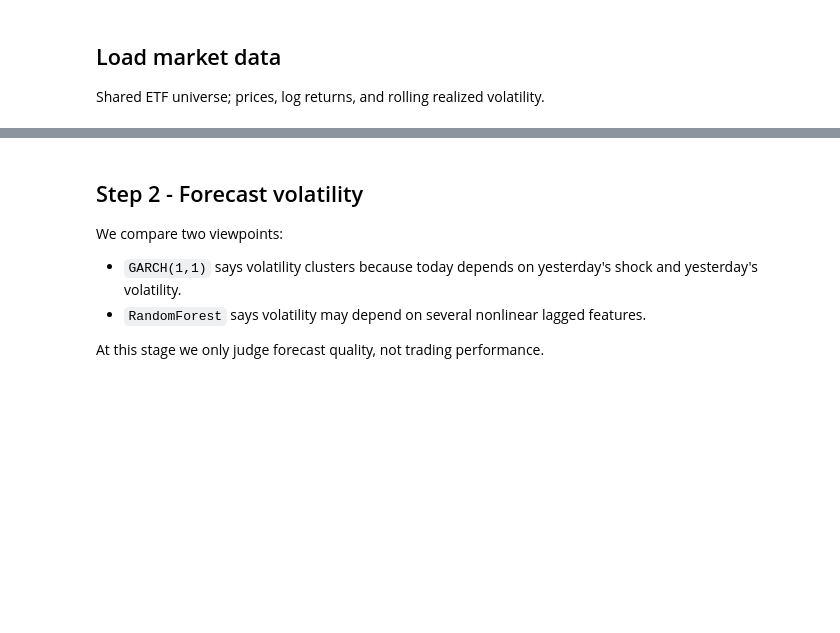
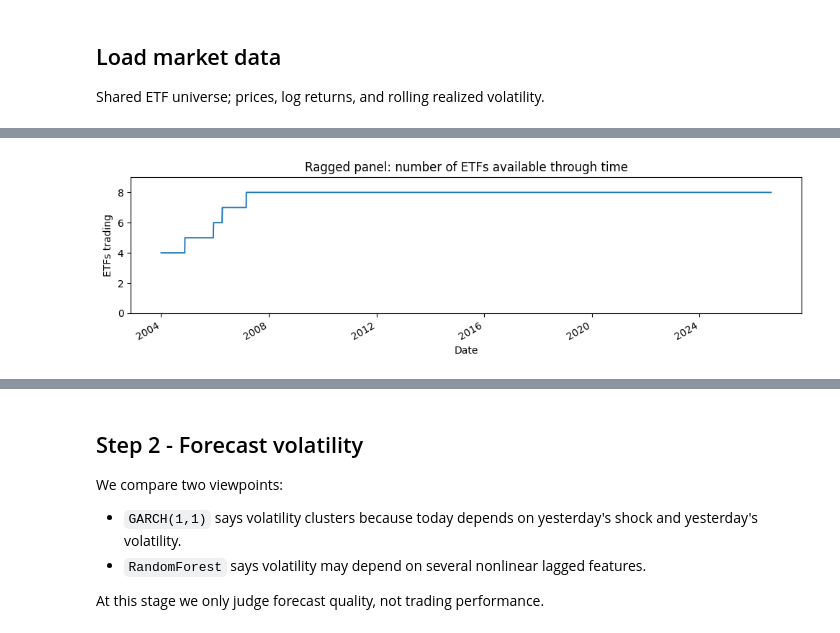
Before and after one commit to Ade-omole/Quant-research-pipeline, a Jupyter notebook: notebooks/01_signal_and_model_discovery.ipynb, the cells around one changed output, grey strips where cells are left out. Cells and saved outputs as stored; diff of their text form; code cells hidden in the pictures; blank space fills up the shorter version.

```diff
--- a/notebooks/01_signal_and_model_discovery.ipynb
+++ b/notebooks/01_signal_and_model_discovery.ipynb
@@ -51,3 +83,13 @@ prices.tail()
+# %%
+ax = prices.notna().sum(axis=1).plot(figsize=(10, 3), lw=1.4)
+ax.set_ylim(0, 9)
+ax.set_ylabel("ETFs trading")
+ax.set_xlabel("Date")
+ax.set_title("Ragged panel: number of ETFs available through time")
+plt.tight_layout()
+plt.show()
+# %% [output]
+[figure, added]
 # %%
 benchmark_prices = prices[DATA_CONFIG.benchmark_symbol]
 benchmark_returns = returns[DATA_CONFIG.benchmark_symbol]
```
Also changed, not shown: parts of 30 cells of this notebook, 25 other files.
